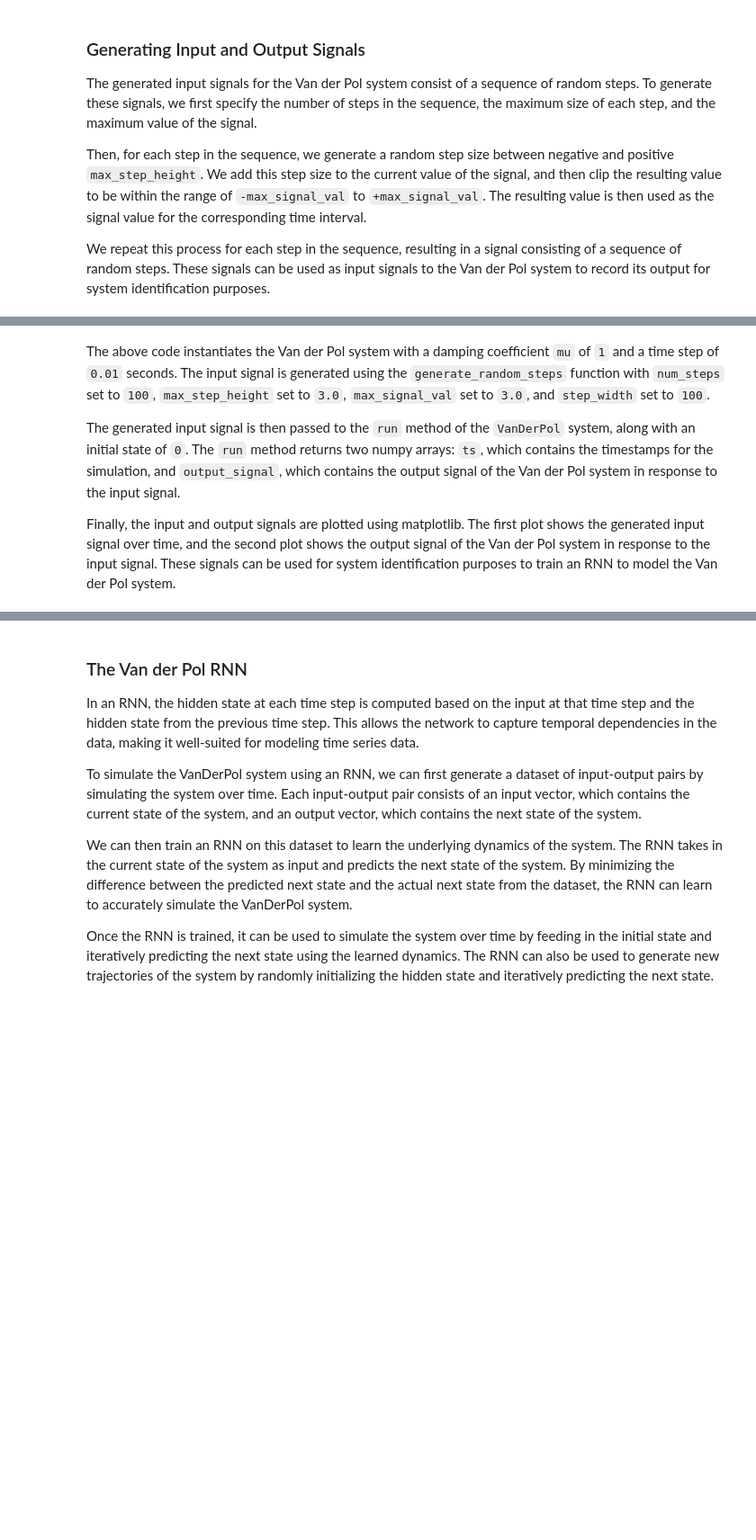
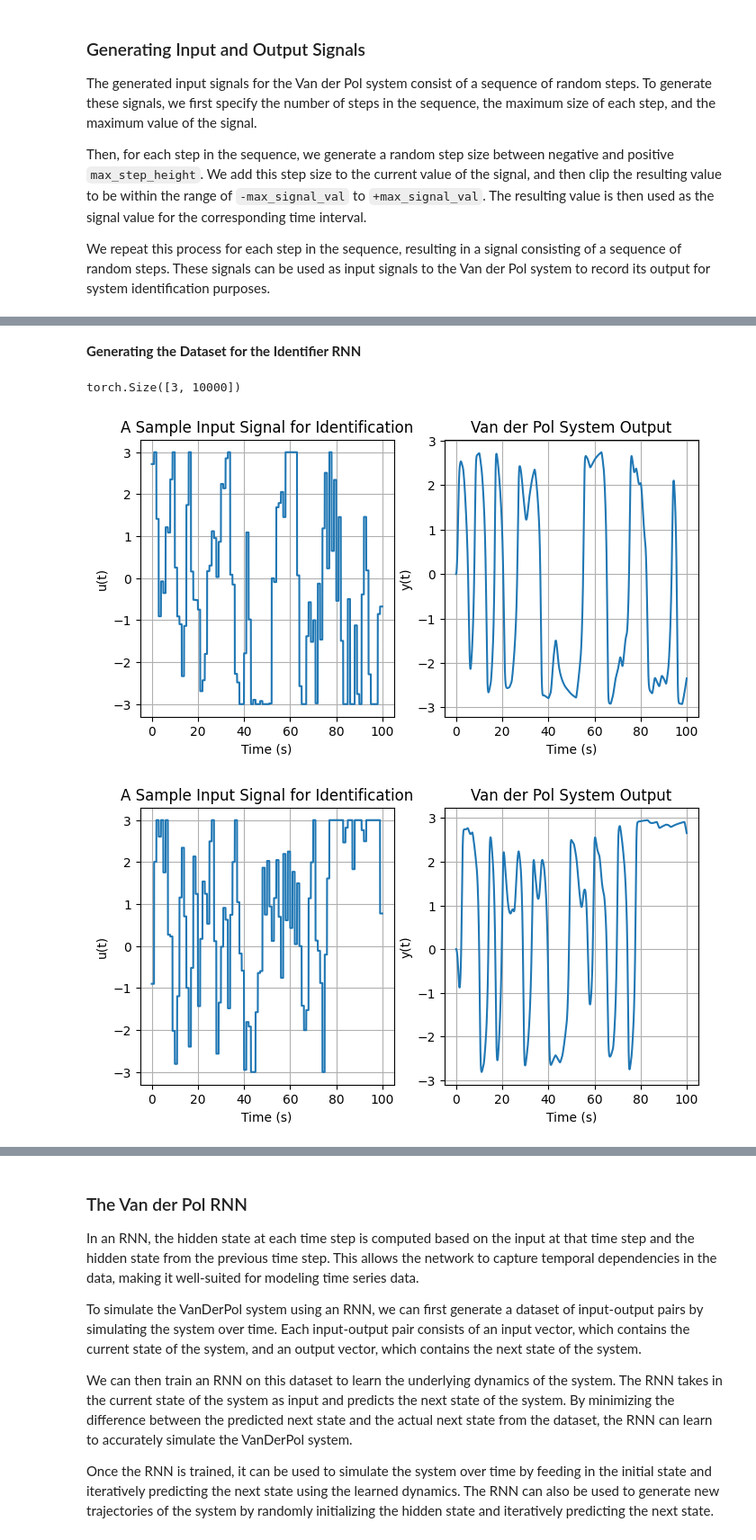
Before and after one commit to fernand0labra/ltu-D7047E-project, a Jupyter notebook: project.ipynb, the cells around one changed output, grey strips where cells are left out. Shown at 90% size. Cells and saved outputs as stored; diff of their text form; code cells hidden in the pictures; blank space fills up the shorter version.

Commit message:
Updates dataset load and save

```diff
--- a/project.ipynb
+++ b/project.ipynb
@@ -239,9 +207,5 @@ plt.show()
-# %% [markdown]
-The above code instantiates the Van der Pol system with a damping coefficient `mu` of `1` and a time step of `0.01` seconds. The input signal is generated using the `generate_random_steps` function with `num_steps` set to `100`, `max_step_height` set to `3.0`, `max_signal_val` set to `3.0`, and `step_width` set to `100`.
-
-The generated input signal is then passed to the `run` method of the `VanDerPol` system, along with an initial state of `0`. The `run` method returns two numpy arrays: `ts`, which contains the timestamps for the simulation, and `output_signal`, which contains the output signal of the Van der Pol system in response to the input signal.
-
-Finally, the input and output signals are plotted using matplotlib. The first plot shows the generated input signal over time, and the second plot shows the output signal of the Van der Pol system in response to the input signal. These signals can be used for system identification purposes to train an RNN to model the Van der Pol system.
+# %% [markdown]
+**Generating the Dataset for the Identifier RNN**
 # %%
 import ast
 import torch
@@ -301,20 +300,25 @@ class DynamicSystemDataset(Dataset):
 # %%
 import os
 
 # Instantiate the VanDerPol system
 sys = VanDerPol(mu=1, dt=0.01)
 
-PATH = "./dataset/system/van_der_pol.csv"
+PATH = "./dataset/system/van_der_pol.pt"
 if not os.path.isfile(PATH):
     # Input signal properties (for identification)
-    data_count = 1000
-    num_steps = 10
-    step_width = 50
-    max_step_height = 3
+    data_count = 10
+    num_steps = 100
+    step_width = 100
+    max_step_height = 3.0
     max_signal_val = 3.0
 
-    dataset = DynamicSystemDataset.init_create_dataset(sys, data_count, num_steps, step_width,
-                                                       max_step_height, max_signal_val)
-    dataset.save_dataset(PATH)
+    dataset = DynamicSystemDataset.create_dataset(sys, data_count, num_steps, step_width,
+                                                       max_step_height, max_signal_val, PATH)
 else:
-    dataset = DynamicSystemDataset.init_load_dataset(PATH)
+    dataset = torch.load(PATH)
+
+dataset.plot_samples(3)
+# %% [output]
+torch.Size([3, 10000])
+[figure, added]
+[figure, added]
```
Also changed, not shown: parts of 5 cells of this notebook.
